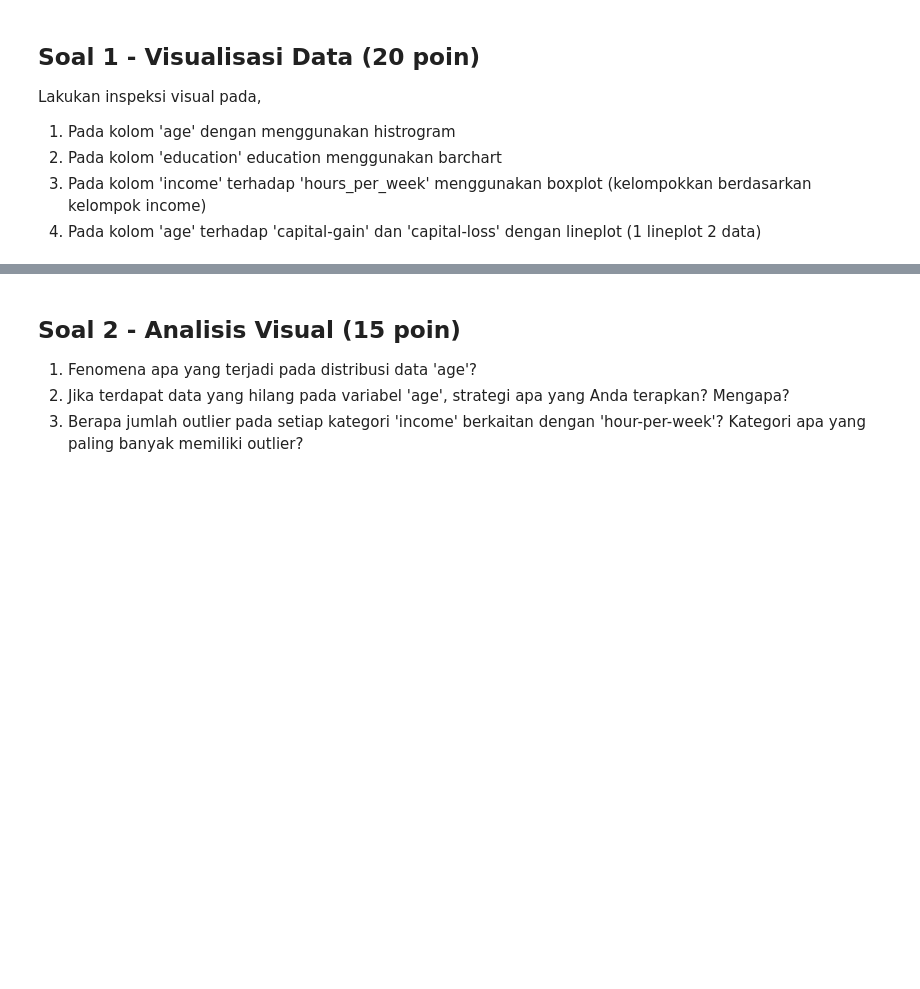
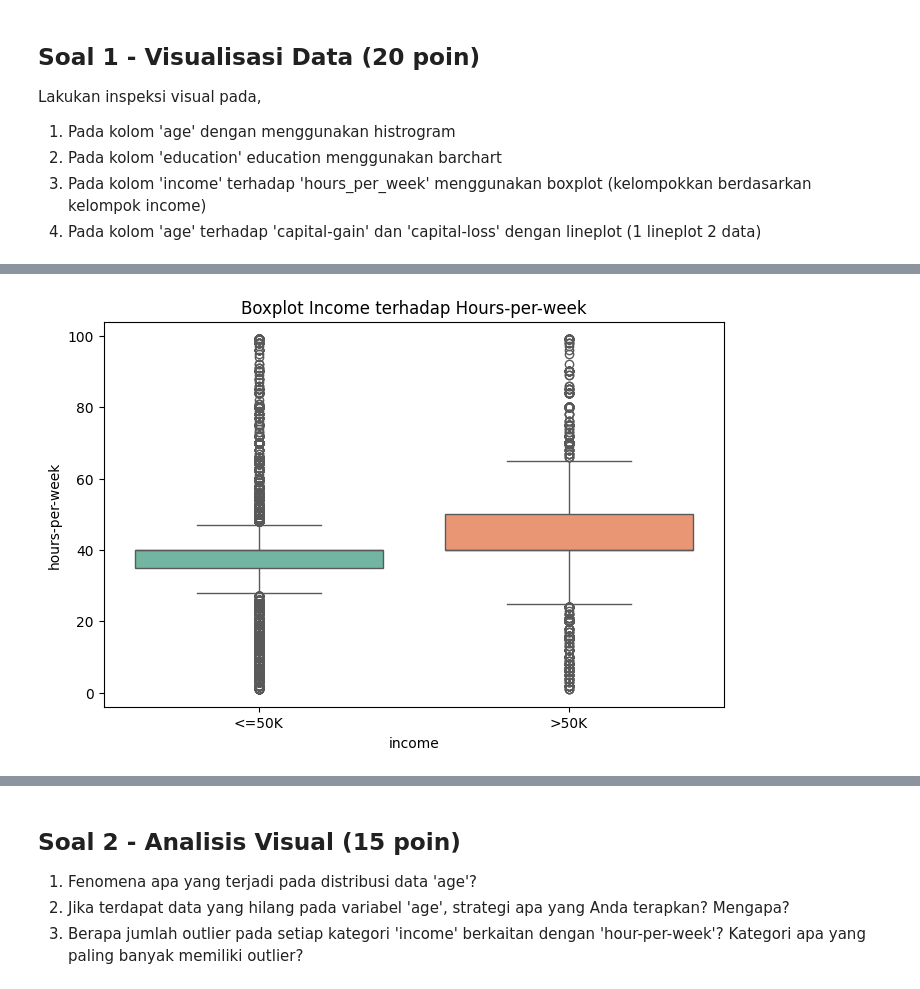
Before and after one commit to silvatria/pembelajaran-mesin-254107023001, a Jupyter notebook: JS04_SOAL_KUIS1_ML.ipynb, the cells around one changed output, grey strips where cells are left out. Drawn from its saved outputs; the diff is of its cells as text; code cells hidden in the pictures; blank space fills up the shorter version.

```diff
--- a/JS04_SOAL_KUIS1_ML.ipynb
+++ b/JS04_SOAL_KUIS1_ML.ipynb
@@ -108,0 +192,9 @@ Lakukan inspeksi visual pada,
+# %%
+# Jawab 1.3 - Boxplot
+
+plt.figure(figsize=(8, 5))
+sns.boxplot(x='income', y='hours-per-week', data=df, hue='income', palette='Set2', legend=False)
+plt.title('Boxplot Income terhadap Hours-per-week')
+plt.show()
+# %% [output]
+[figure, added]
```
Also changed, not shown: parts of 25 cells of this notebook.
